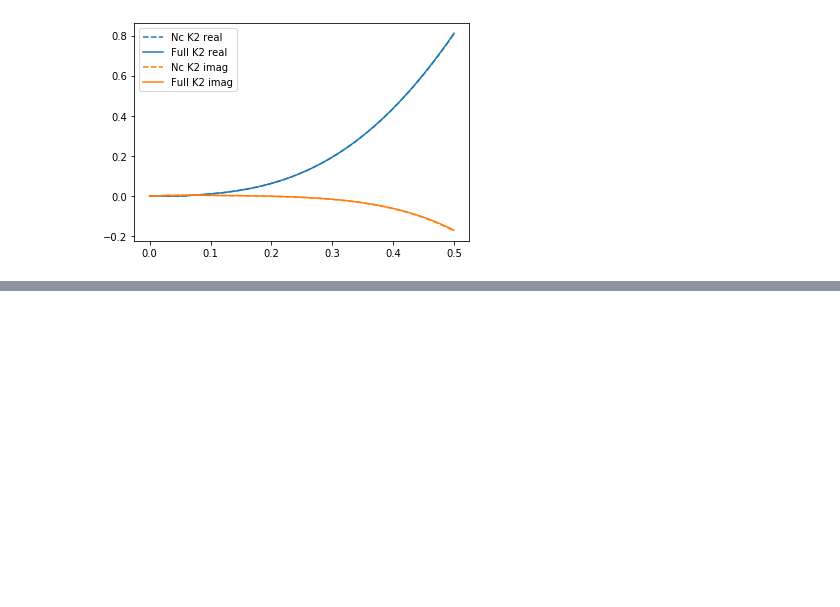
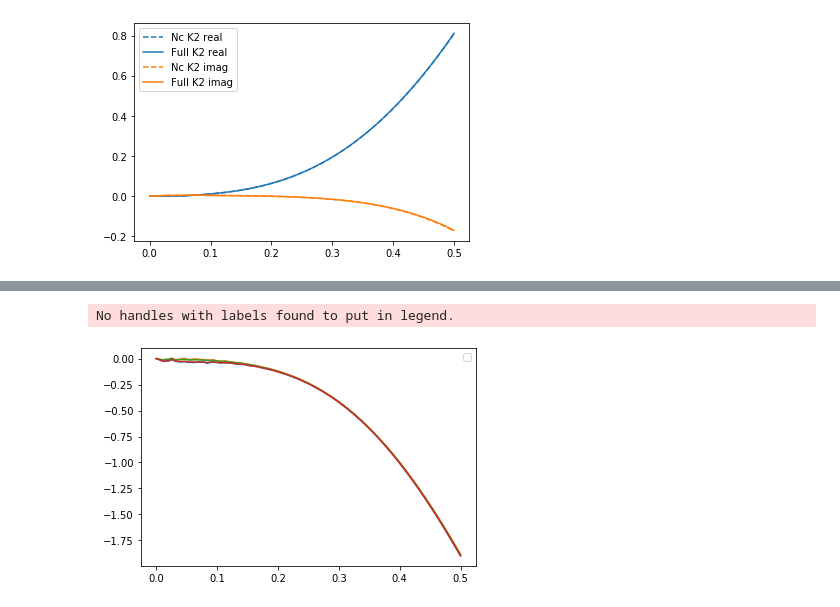
Before and after one commit to johannesgutn/schrodinger, a Jupyter notebook: plots.ipynb, the cells around one changed output, grey strips where cells are left out. Drawn from its saved outputs; the diff is of its cells as text; code cells hidden in the pictures; blank space fills up the shorter version.

```diff
--- a/plots.ipynb
+++ b/plots.ipynb
@@ -48,0 +69,14 @@ plt.show()
+# %%
+n=4
+
+plt.plot(t,np.imag(th0[n]))
+plt.plot(t,np.imag(th1[n]))
+plt.plot(t,np.imag(th2[n]))
+plt.plot(t,np.imag(th3[n]))
+
+
+plt.legend()
+plt.show()
+# %% [output]
+No handles with labels found to put in legend.
+[figure, added]
```
Also changed, not shown: parts of 2 cells of this notebook, 16 other files.
